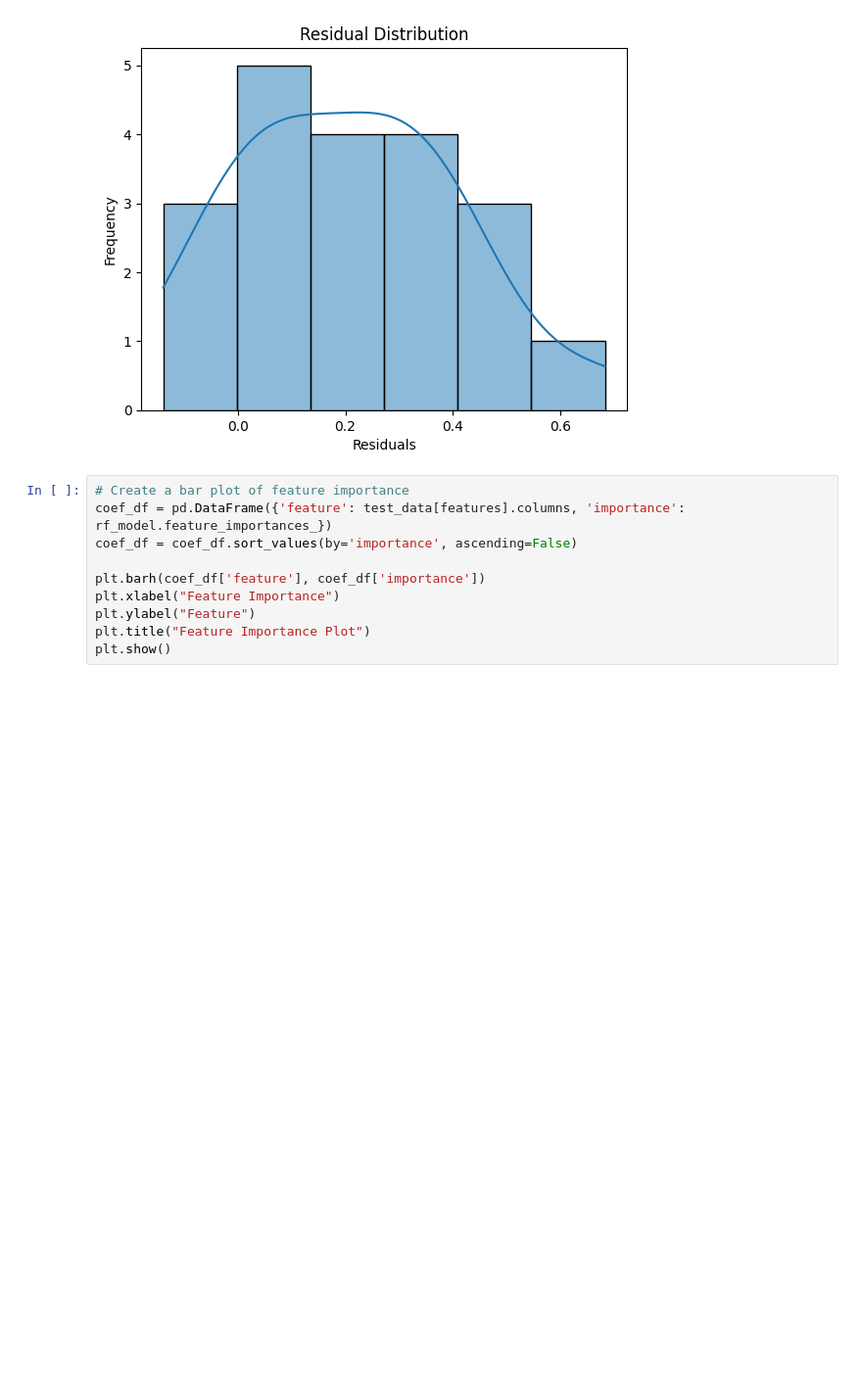
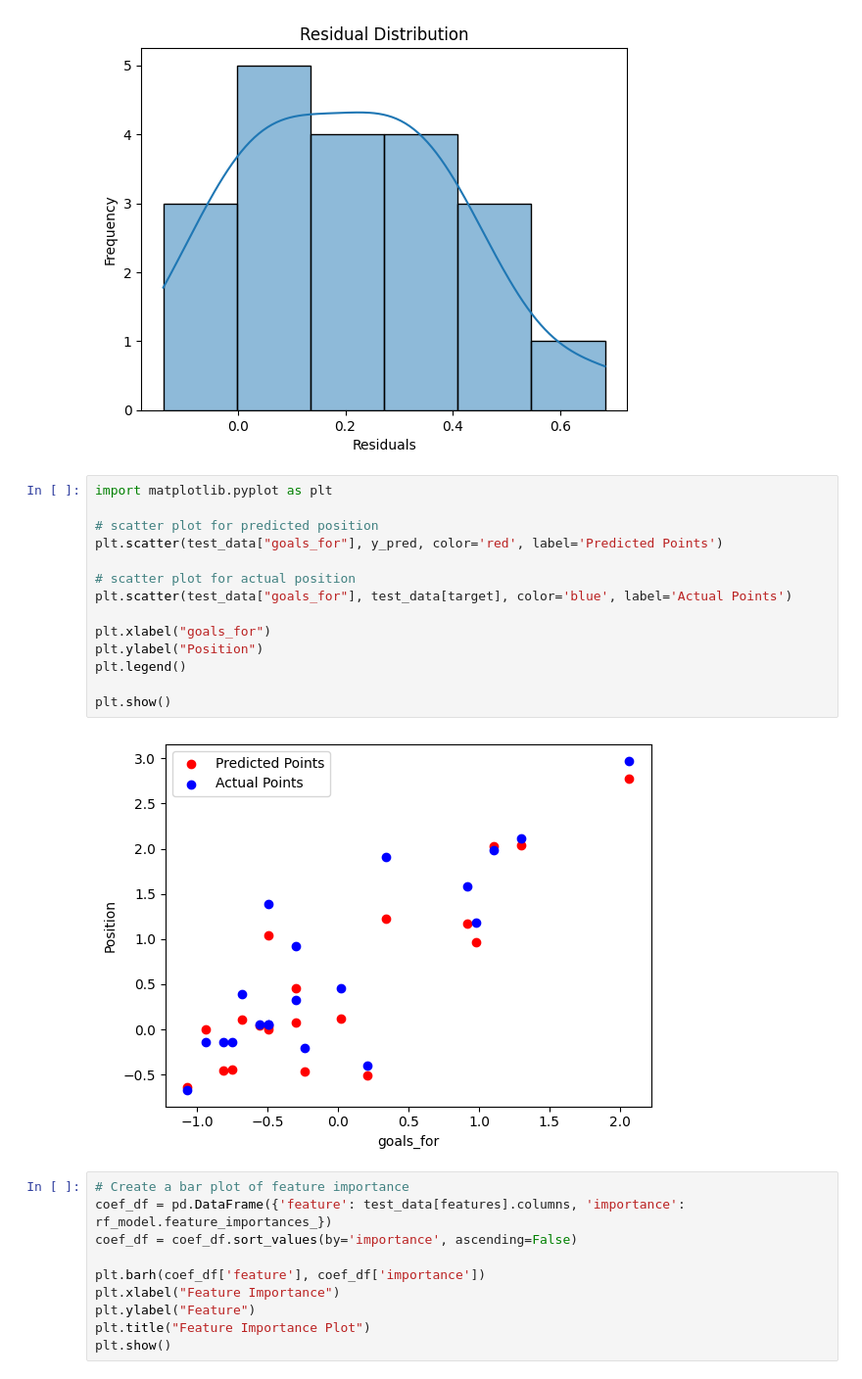
Before and after one commit to shaikhmq20/laliga-winner-predictor, a Jupyter notebook: match_data/final_prediction.ipynb, the cells around one changed output. Shown: that part at 98% size. Saved outputs shown, nothing was run; the diff lists cells and outputs as text; blank space fills up the shorter version.

```diff
--- a/match_data/final_prediction.ipynb
+++ b/match_data/final_prediction.ipynb
@@ -99,6 +97,22 @@ plt.show()
 # %% [output]
 [figure]
 [figure]
+# %%
+import matplotlib.pyplot as plt
+
+# scatter plot for predicted position
+plt.scatter(test_data["goals_for"], y_pred, color='red', label='Predicted Points')
+
+# scatter plot for actual position
+plt.scatter(test_data["goals_for"], test_data[target], color='blue', label='Actual Points')
+
+plt.xlabel("goals_for")
+plt.ylabel("Position")
+plt.legend()
+
+plt.show()
+# %% [output]
+[figure, added]
 # %%
 # Create a bar plot of feature importance
 coef_df = pd.DataFrame({'feature': test_data[features].columns, 'importance': rf_model.feature_importances_})
```
Also changed, not shown: parts of 4 cells of this notebook, 2 other files.
